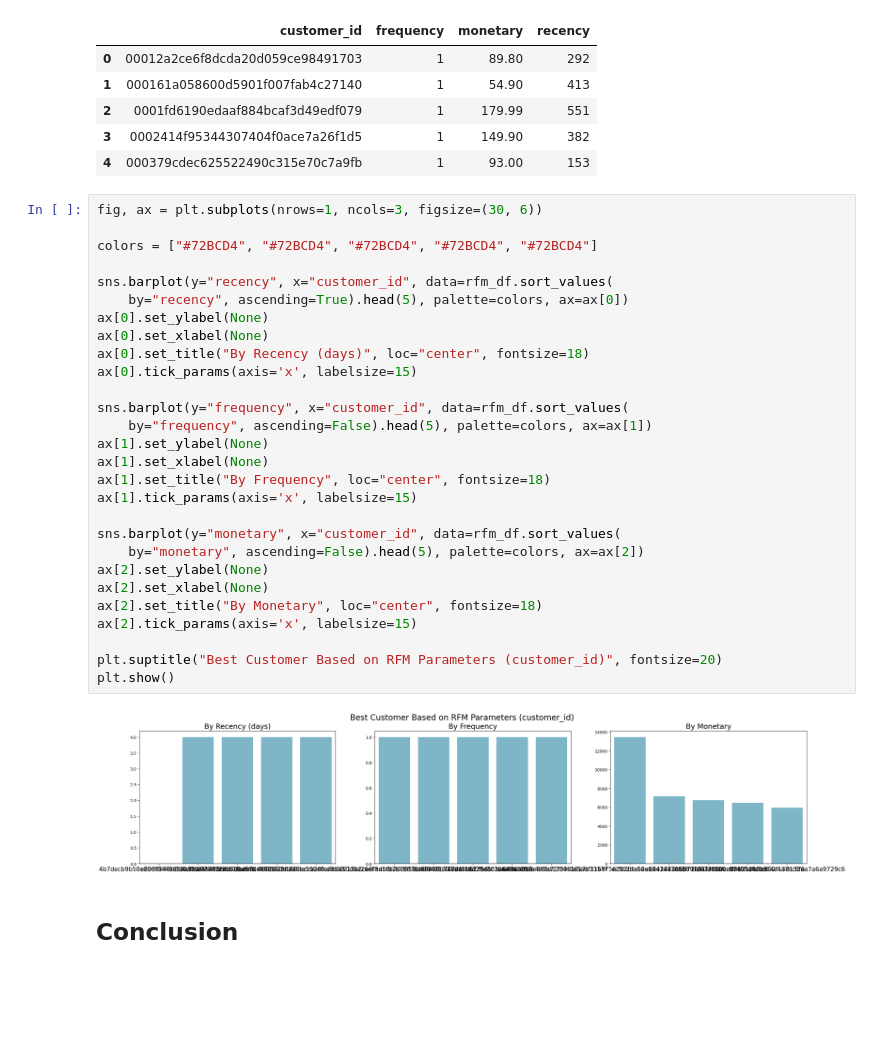
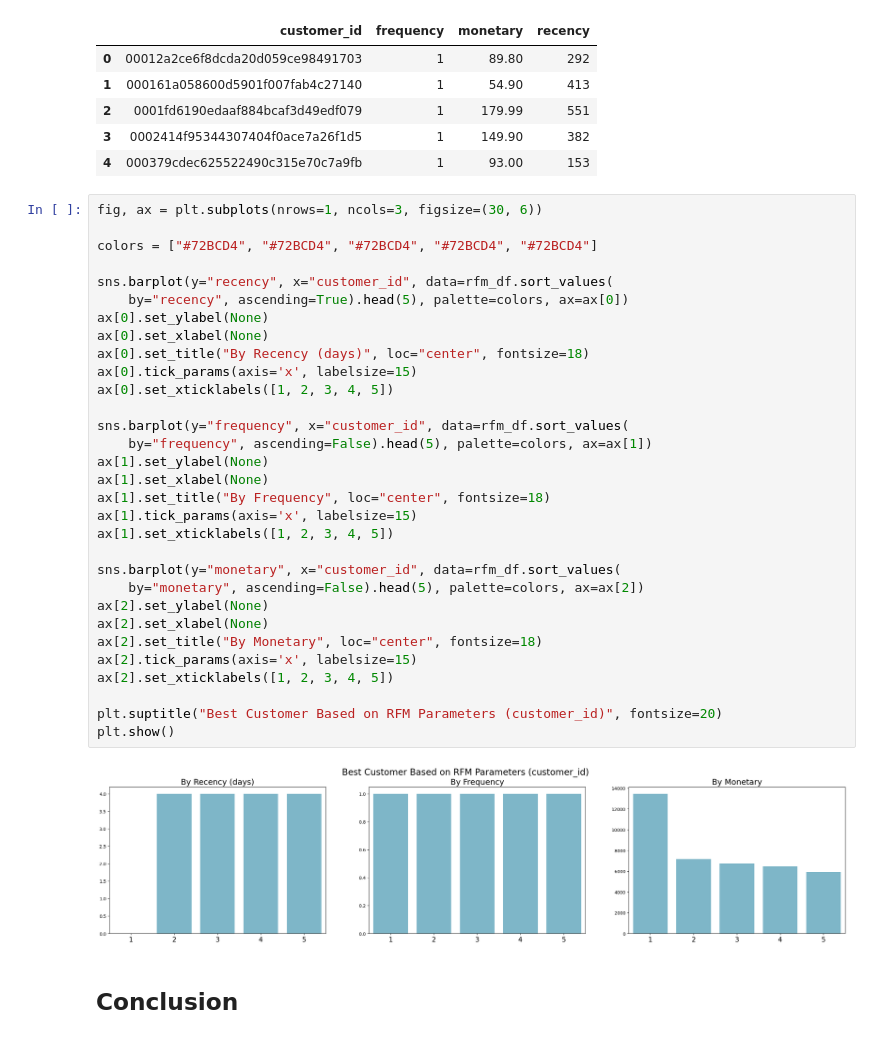
Before and after one commit to bayuik/analysis_data_e_commerce, a Jupyter notebook: notebook.ipynb, the cells around one changed output. Saved outputs shown, nothing was run; the diff lists cells and outputs as text; blank space fills up the shorter version.

```diff
--- a/notebook.ipynb
+++ b/notebook.ipynb
@@ -393,33 +393,36 @@ rfm_df.head()
 # %%
 fig, ax = plt.subplots(nrows=1, ncols=3, figsize=(30, 6))
 
 colors = ["#72BCD4", "#72BCD4", "#72BCD4", "#72BCD4", "#72BCD4"]
 
 sns.barplot(y="recency", x="customer_id", data=rfm_df.sort_values(
     by="recency", ascending=True).head(5), palette=colors, ax=ax[0])
 ax[0].set_ylabel(None)
 ax[0].set_xlabel(None)
 ax[0].set_title("By Recency (days)", loc="center", fontsize=18)
 ax[0].tick_params(axis='x', labelsize=15)
+ax[0].set_xticklabels([1, 2, 3, 4, 5])
 
 sns.barplot(y="frequency", x="customer_id", data=rfm_df.sort_values(
     by="frequency", ascending=False).head(5), palette=colors, ax=ax[1])
 ax[1].set_ylabel(None)
 ax[1].set_xlabel(None)
 ax[1].set_title("By Frequency", loc="center", fontsize=18)
 ax[1].tick_params(axis='x', labelsize=15)
+ax[1].set_xticklabels([1, 2, 3, 4, 5])
 
 sns.barplot(y="monetary", x="customer_id", data=rfm_df.sort_values(
     by="monetary", ascending=False).head(5), palette=colors, ax=ax[2])
 ax[2].set_ylabel(None)
 ax[2].set_xlabel(None)
 ax[2].set_title("By Monetary", loc="center", fontsize=18)
 ax[2].tick_params(axis='x', labelsize=15)
+ax[2].set_xticklabels([1, 2, 3, 4, 5])
 
 plt.suptitle("Best Customer Based on RFM Parameters (customer_id)", fontsize=20)
 plt.show()
 # %% [output]
-[figure, old version]
+[figure, new version]
 # %% [markdown]
 ## Conclusion
 # %% [markdown]
```
Also changed, not shown: parts of 1 cell of this notebook, 1 other file.
